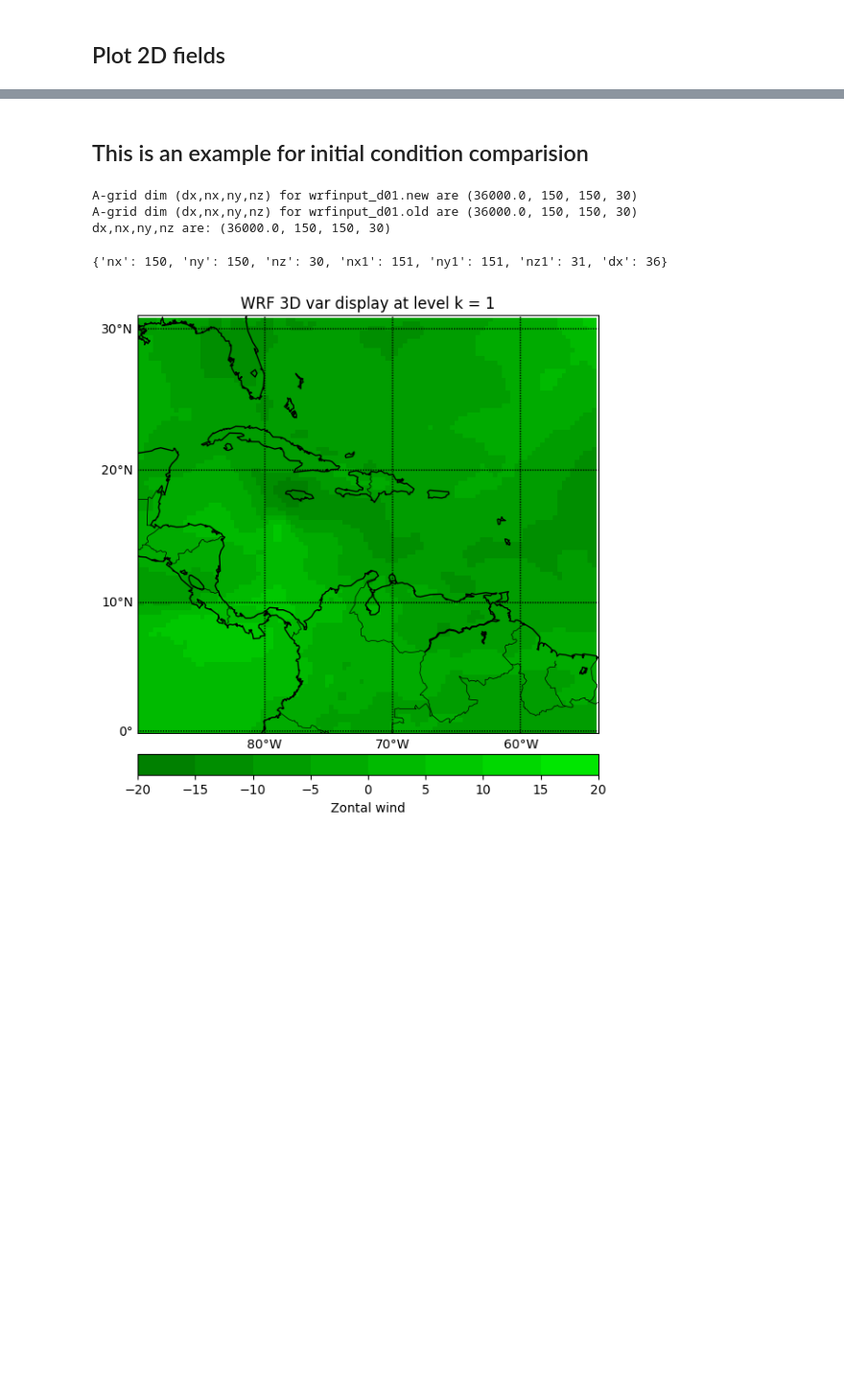
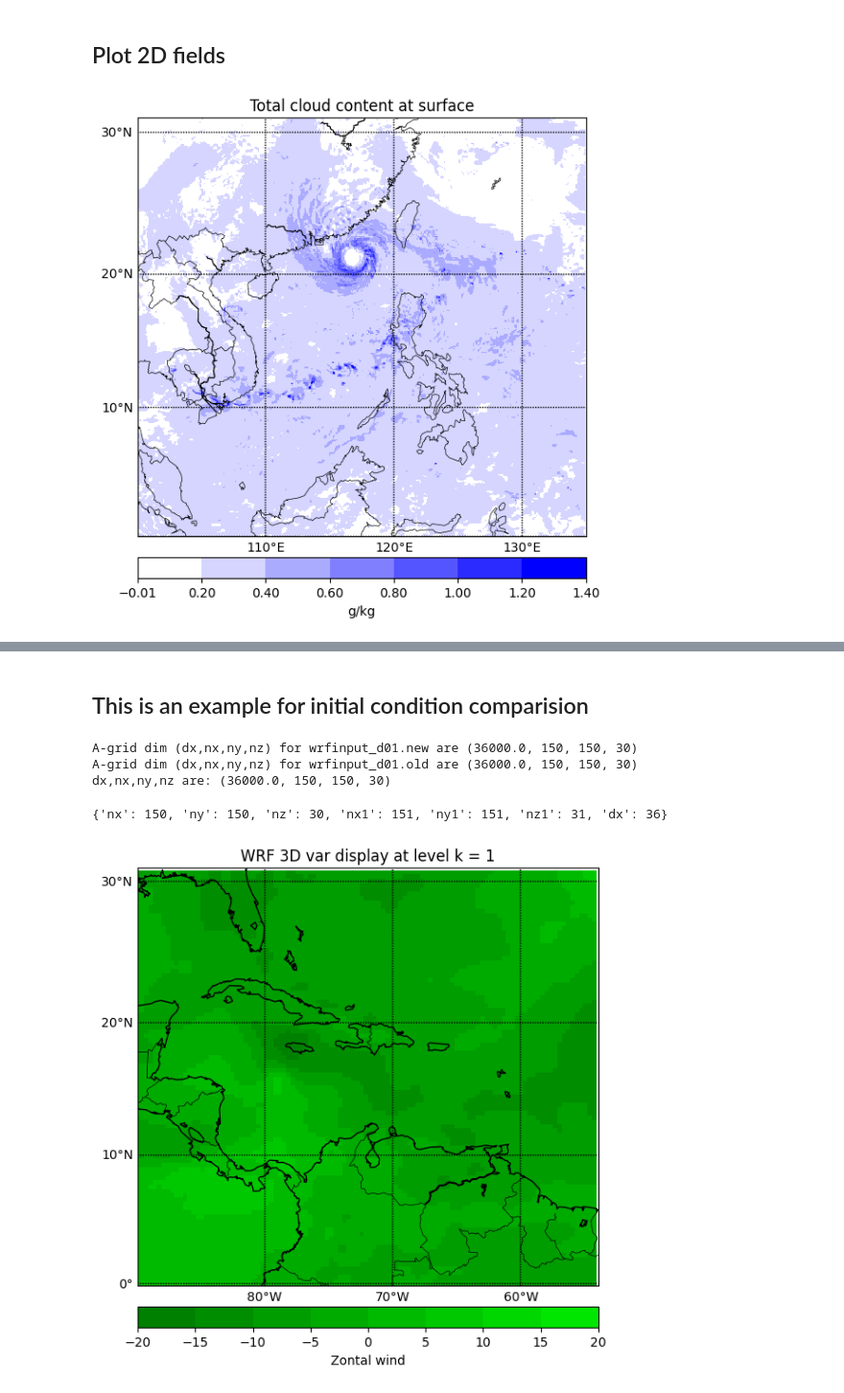
Before and after one commit to kieucq/diagnosePy, a Jupyter notebook: plotWRF_Yagi.ipynb, the cells around one changed output, grey strips where cells are left out. Shown at 96% size. Drawn from its saved outputs; the diff is of its cells as text; code cells hidden in the pictures; blank space fills up the shorter version.

```diff
--- a/plotWRF_Yagi.ipynb
+++ b/plotWRF_Yagi.ipynb
@@ -93,5 +127,24 @@ Plotting customized color range
 # %% [markdown]
 ## Plot 2D fields
+# %%
+# plot 2D total cloud
+importlib.reload(wrf)
+p2d = wrf.var2D(ny=ny,nx=nx,dx=dx/1000)
+cloud_total = np.sum(df.QCLOUD.values[0], axis=0)
+clevs=[-0.01, 0.2, 0.4, 0.6, 0.8, 1.0, 1.2, 1.4] # my own color levels
+min_color = (1,1,1)                   # my own color scheme
+max_color = (0,0,1)                   # my own color scheme
+title = "Total cloud and rain content"
+colorbar_label = "g/kg"
+p2d.plot_surface_world2D(df,cloud_total*1e2,
+                         slat=0,elat=31,slon=100,elon=135,
+                         title="Total cloud content",
+                         clevs=clevs,
+                         minc=min_color,
+                         maxc=max_color,
+                         labels="g/kg")
+# %% [output]
+[figure, added]
 # %%
 # plot 2D total rain
 importlib.reload(wrf)
```
Also changed, not shown: parts of 7 cells of this notebook, 1 other file.
